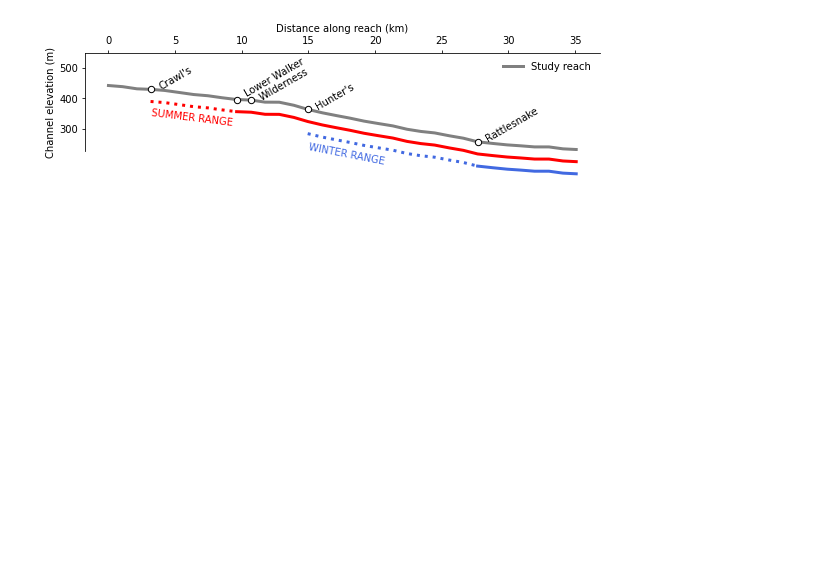
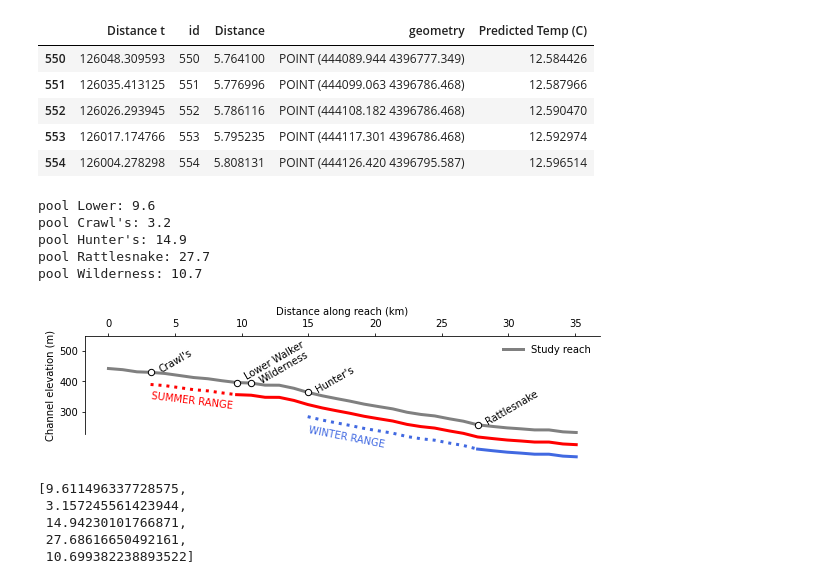
Before and after one commit to daviddralle/pikeminnow, a Jupyter notebook: analysis.ipynb, the cells around one changed output. Saved outputs shown, nothing was run; the diff lists cells and outputs as text; code cells hidden in the pictures; blank space fills up the shorter version.

Commit message:
added extra pools

```diff
--- a/analysis.ipynb
+++ b/analysis.ipynb
@@ -326,3 +285,12 @@ Max/min temp are 15.5 and 12.6
+# %%
+pts_temp.head()
+# %% [output]
+|  | Distance t | id | Distance | geometry | Predicted Temp (C) |
+| 550 | 126048.309593 | 550 | 5.764100 | POINT (444089.944 4396777.349) | 12.584426 |
+| 551 | 126035.413125 | 551 | 5.776996 | POINT (444099.063 4396786.468) | 12.587966 |
+| 552 | 126026.293945 | 552 | 5.786116 | POINT (444108.182 4396786.468) | 12.590470 |
+| 553 | 126017.174766 | 553 | 5.795235 | POINT (444117.301 4396786.468) | 12.592974 |
+| 554 | 126004.278298 | 554 | 5.808131 | POINT (444126.420 4396795.587) | 12.596514 |
 # %%
 pts_mapfig = gp.read_file('./pikeminnow/data/pts_mapfig.shp')
 f = './pikeminnow/data/clipped_compressed.tif'
@@ -367,6 +335,8 @@ for i in range(len(pooldists)):
   l = poollabels[i].split(' ')[0]
   y = poolelevs[i]
   x = pooldists[i]+0.5
+  print("pool %s: %.1f"%(l,x-0.5))
+
   if 'Walker' in poollabels[i]:
     l = 'Lower Walker'
     y = y + 10
@@ -404,7 +374,18 @@ f.tight_layout()
 
 f.savefig('./rangeplot.png',bbox_inches='tight',dpi=300)
 files.download('rangeplot.png')
-# annotate dashed with hot/cool summer
-# have lines follow channel elevation
 # %% [output]
+pool Lower: 9.6
+pool Crawl's: 3.2
+pool Hunter's: 14.9
+pool Rattlesnake: 27.7
+pool Wilderness: 10.7
 [figure]
+# %%
+pooldists
+# %% [output]
+[9.611496337728575,
+ 3.157245561423944,
+ 14.94230101766871,
+ 27.68616650492161,
+ 10.699382238893522]
```
Also changed, not shown: parts of 6 cells of this notebook, 8 other files.
